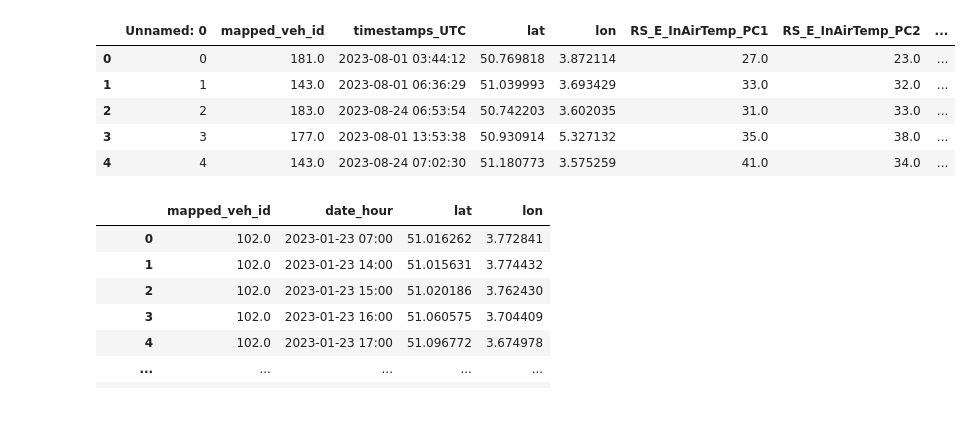
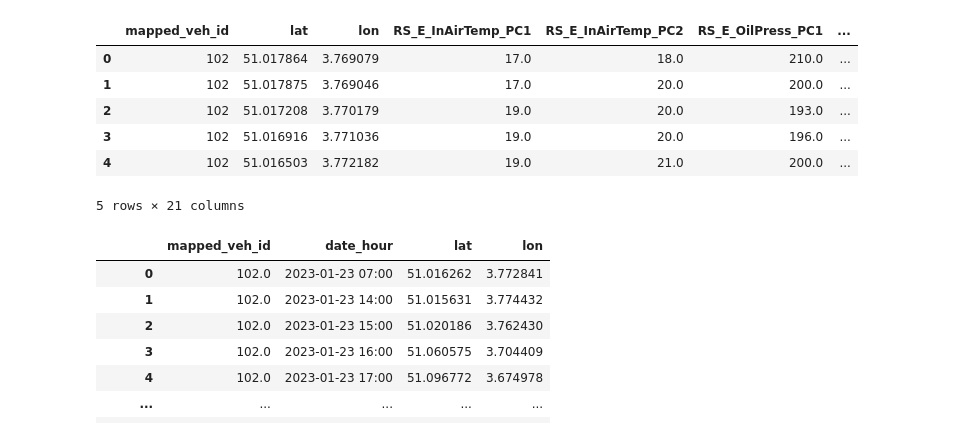
Before and after one commit to isakovaad/BDMA-projects, a Jupyter notebook: data-mining-project/Untitled5.ipynb, the cells around one changed output. Drawn from its saved outputs; the diff is of its cells as text; code cells hidden in the pictures.

```diff
--- a/data-mining-project/Untitled5.ipynb
+++ b/data-mining-project/Untitled5.ipynb
@@ -1,14 +1,15 @@
 # %%
 import pandas as pd
-df = pd.read_csv('merged_temp_elevation.csv')
+df = pd.read_csv('journeys.csv')
 df.head()
 # %% [output]
-|  | Unnamed: 0 | mapped_veh_id | timestamps_UTC | lat | lon | RS_E_InAirTemp_PC1 | RS_E_InAirTemp_PC2 | ... |
-| 0 | 0 | 181.0 | 2023-08-01 03:44:12 | 50.769818 | 3.872114 | 27.0 | 23.0 | ... |
-| 1 | 1 | 143.0 | 2023-08-01 06:36:29 | 51.039993 | 3.693429 | 33.0 | 32.0 | ... |
-| 2 | 2 | 183.0 | 2023-08-24 06:53:54 | 50.742203 | 3.602035 | 31.0 | 33.0 | ... |
-| 3 | 3 | 177.0 | 2023-08-01 13:53:38 | 50.930914 | 5.327132 | 35.0 | 38.0 | ... |
-| 4 | 4 | 143.0 | 2023-08-24 07:02:30 | 51.180773 | 3.575259 | 41.0 | 34.0 | ... |
+|  | mapped_veh_id | lat | lon | RS_E_InAirTemp_PC1 | RS_E_InAirTemp_PC2 | RS_E_OilPress_PC1 | ... |
+| 0 | 102 | 51.017864 | 3.769079 | 17.0 | 18.0 | 210.0 | ... |
+| 1 | 102 | 51.017875 | 3.769046 | 17.0 | 20.0 | 200.0 | ... |
+| 2 | 102 | 51.017208 | 3.770179 | 19.0 | 20.0 | 193.0 | ... |
+| 3 | 102 | 51.016916 | 3.771036 | 19.0 | 20.0 | 196.0 | ... |
+| 4 | 102 | 51.016503 | 3.772182 | 19.0 | 21.0 | 200.0 | ... |
+5 rows × 21 columns
 # %%
 df['timestamps_UTC'] = pd.to_datetime(df['timestamps_UTC'])
 df['date_hour'] = df['timestamps_UTC'].dt.to_period('H')
```
Also changed, not shown: parts of 1 cell of this notebook, 4 other files.
